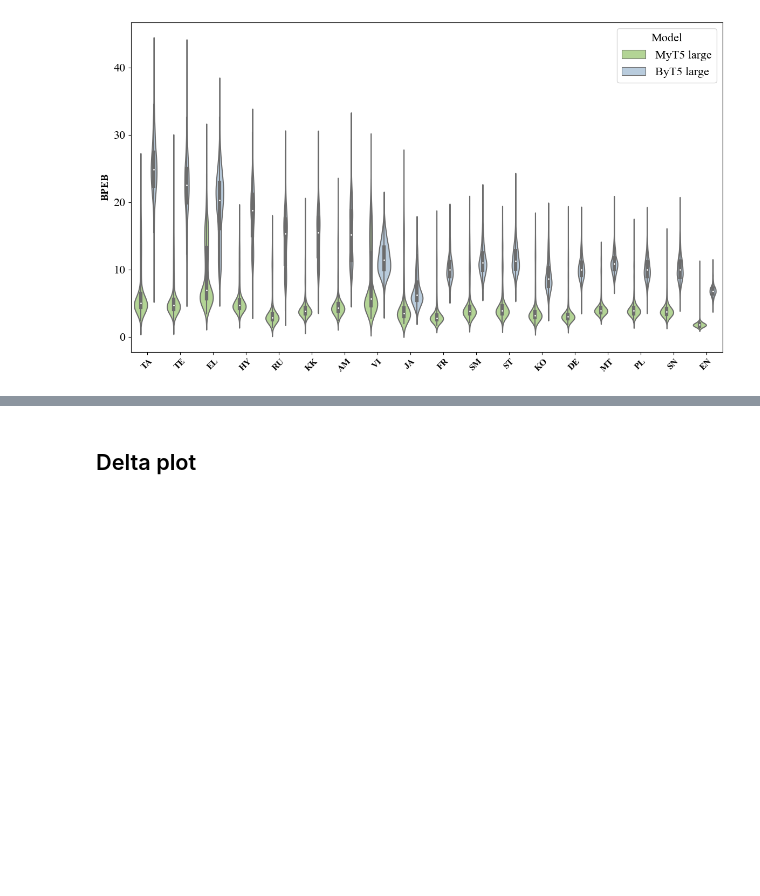
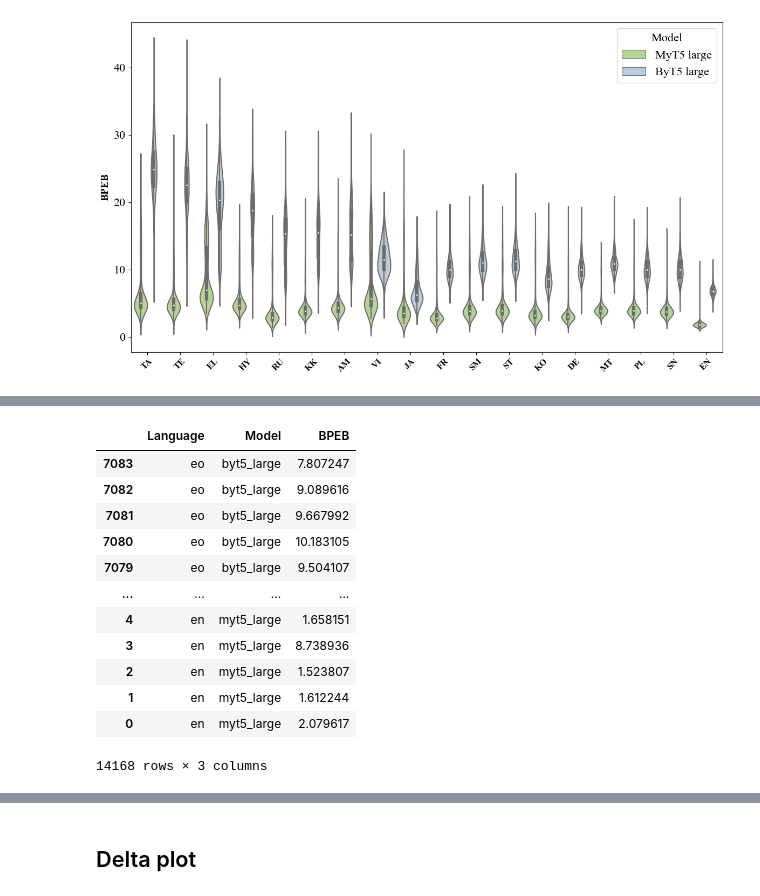
Before and after one commit to tomlimi/MYTE, a Jupyter notebook: notebooks/results_lm_flores_200.ipynb, the cells around one changed output, grey strips where cells are left out. Saved outputs shown, nothing was run; the diff lists cells and outputs as text; code cells hidden in the pictures; blank space fills up the shorter version.

```diff
--- a/notebooks/results_lm_flores_200.ipynb
+++ b/notebooks/results_lm_flores_200.ipynb
@@ -211,0 +224,16 @@ times_avg
+# %%
+bpeb_unseen[::-1]
+# %% [output]
+|  | Language | Model | BPEB |
+| 7083 | eo | byt5_large | 7.807247 |
+| 7082 | eo | byt5_large | 9.089616 |
+| 7081 | eo | byt5_large | 9.667992 |
+| 7080 | eo | byt5_large | 10.183105 |
+| 7079 | eo | byt5_large | 9.504107 |
+| ... | ... | ... | ... |
+| 4 | en | myt5_large | 1.658151 |
+| 3 | en | myt5_large | 8.738936 |
+| 2 | en | myt5_large | 1.523807 |
+| 1 | en | myt5_large | 1.612244 |
+| 0 | en | myt5_large | 2.079617 |
+14168 rows × 3 columns
```
Also changed, not shown: parts of 10 cells of this notebook.
